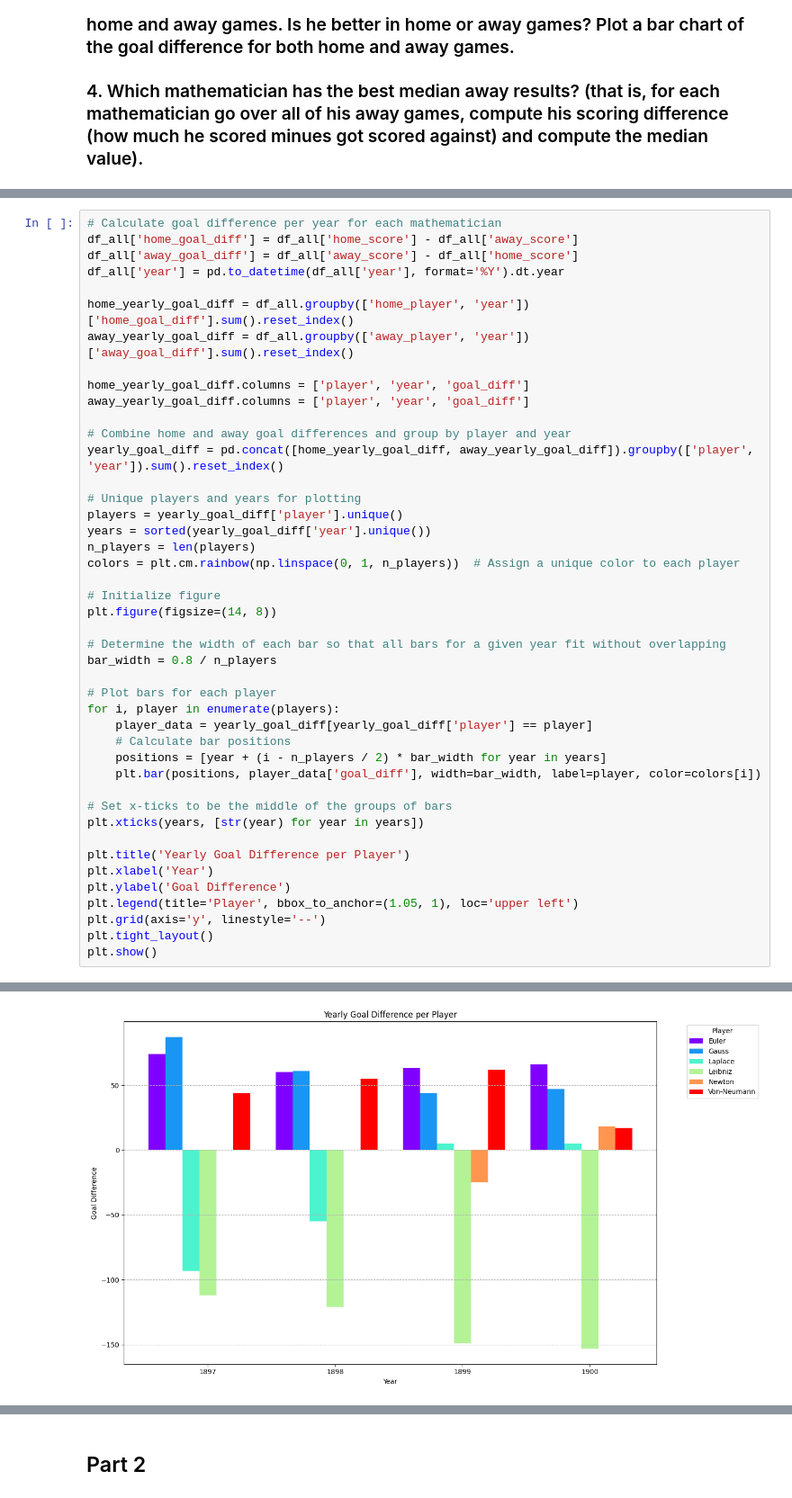
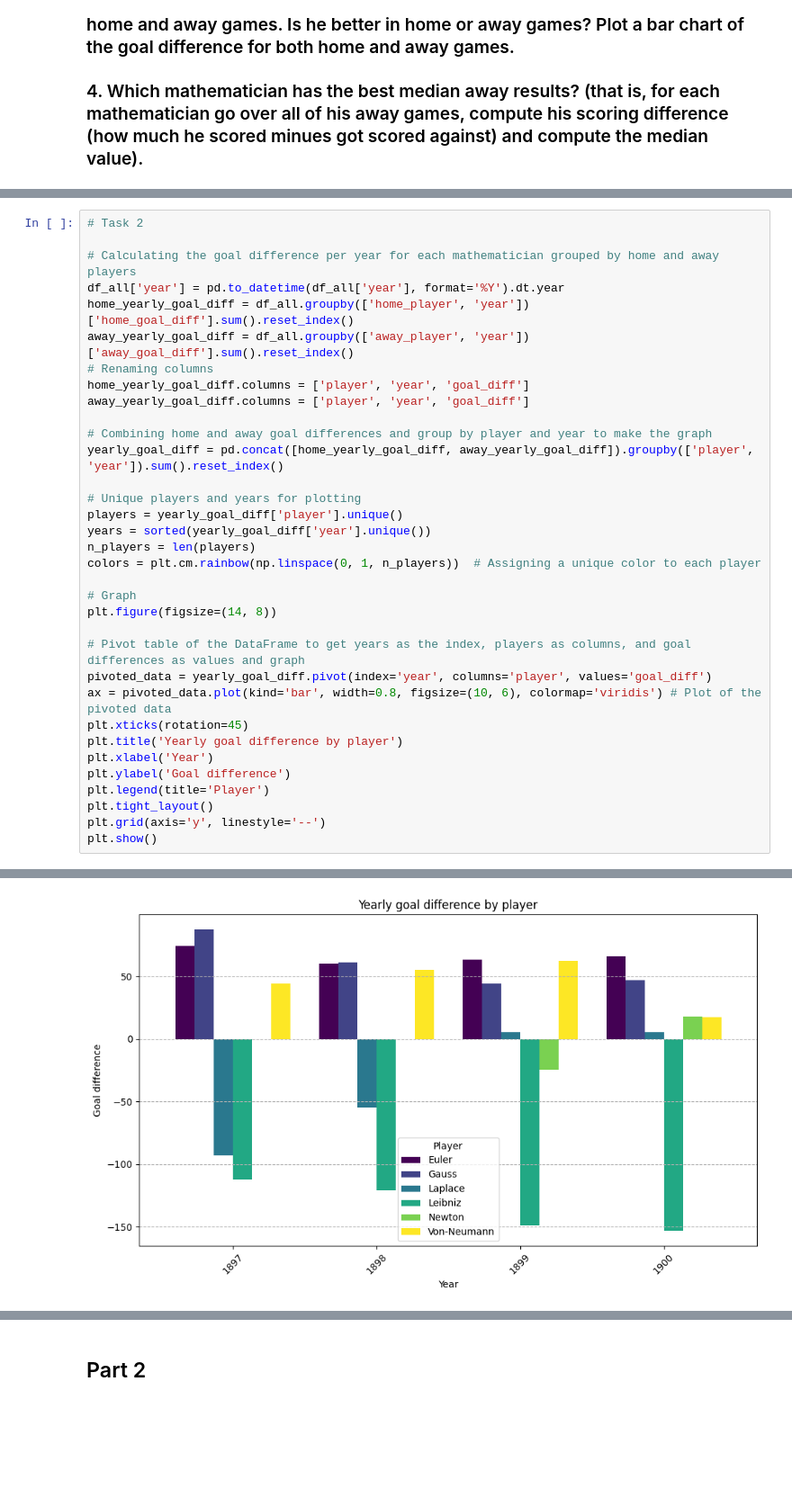
Before and after one commit to estivengrx/Freelancer-2, a Jupyter notebook: bayer_analysis_2/project_semester_B/Notebooks/mathball.ipynb, the cells around one changed output, grey strips where cells are left out. Shown at 90% size. Saved outputs shown, nothing was run; the diff lists cells and outputs as text; blank space fills up the shorter version.

```diff
--- a/bayer_analysis_2/project_semester_B/Notebooks/mathball.ipynb
+++ b/bayer_analysis_2/project_semester_B/Notebooks/mathball.ipynb
@@ -76,45 +89,35 @@ plt.show()
 # %%
-# Calculate goal difference per year for each mathematician
-df_all['home_goal_diff'] = df_all['home_score'] - df_all['away_score']
-df_all['away_goal_diff'] = df_all['away_score'] - df_all['home_score']
+# Task 2
+
+# Calculating the goal difference per year for each mathematician grouped by home and away players
 df_all['year'] = pd.to_datetime(df_all['year'], format='%Y').dt.year
-
 home_yearly_goal_diff = df_all.groupby(['home_player', 'year'])['home_goal_diff'].sum().reset_index()
 away_yearly_goal_diff = df_all.groupby(['away_player', 'year'])['away_goal_diff'].sum().reset_index()
-
+# Renaming columns
 home_yearly_goal_diff.columns = ['player', 'year', 'goal_diff']
 away_yearly_goal_diff.columns = ['player', 'year', 'goal_diff']
 
-# Combine home and away goal differences and group by player and year
+# Combining home and away goal differences and group by player and year to make the graph
 yearly_goal_diff = pd.concat([home_yearly_goal_diff, away_yearly_goal_diff]).groupby(['player', 'year']).sum().reset_index()
 
 # Unique players and years for plotting
 players = yearly_goal_diff['player'].unique()
 years = sorted(yearly_goal_diff['year'].unique())
 n_players = len(players)
-colors = plt.cm.rainbow(np.linspace(0, 1, n_players))  # Assign a unique color to each player
+colors = plt.cm.rainbow(np.linspace(0, 1, n_players))  # Assigning a unique color to each player
 
-# Initialize figure
+# Graph
 plt.figure(figsize=(14, 8))
 
-# Determine the width of each bar so that all bars for a given year fit without overlapping
-bar_width = 0.8 / n_players
-
-# Plot bars for each player
-for i, player in enumerate(players):
-    player_data = yearly_goal_diff[yearly_goal_diff['player'] == player]
-    # Calculate bar positions
-    positions = [year + (i - n_players / 2) * bar_width for year in years]
-    plt.bar(positions, player_data['goal_diff'], width=bar_width, label=player, color=colors[i])
-
-# Set x-ticks to be the middle of the groups of bars
-plt.xticks(years, [str(year) for year in years])
-
-plt.title('Yearly Goal Difference per Player')
+# Pivot table of the DataFrame to get years as the index, players as columns, and goal differences as values and graph
+pivoted_data = yearly_goal_diff.pivot(index='year', columns='player', values='goal_diff')
+ax = pivoted_data.plot(kind='bar', width=0.8, figsize=(10, 6), colormap='viridis') # Plot of the pivoted data
+plt.xticks(rotation=45)
+plt.title('Yearly goal difference by player')
 plt.xlabel('Year')
-plt.ylabel('Goal Difference')
-plt.legend(title='Player', bbox_to_anchor=(1.05, 1), loc='upper left')
+plt.ylabel('Goal difference')
+plt.legend(title='Player')
+plt.tight_layout()
 plt.grid(axis='y', linestyle='--')
-plt.tight_layout()
 plt.show()
 # %% [output]
@@ -121 +125 @@ plt.show()
-[figure, old version]
+[figure, new version]
```
Also changed, not shown: parts of 15 cells of this notebook, 5 other files.
